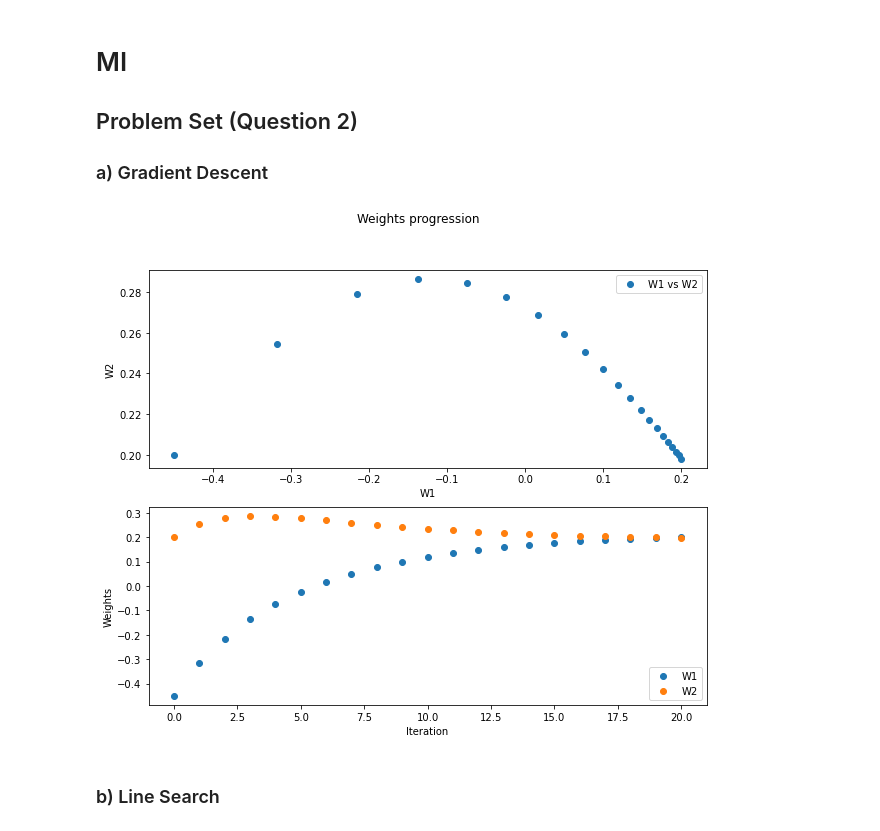
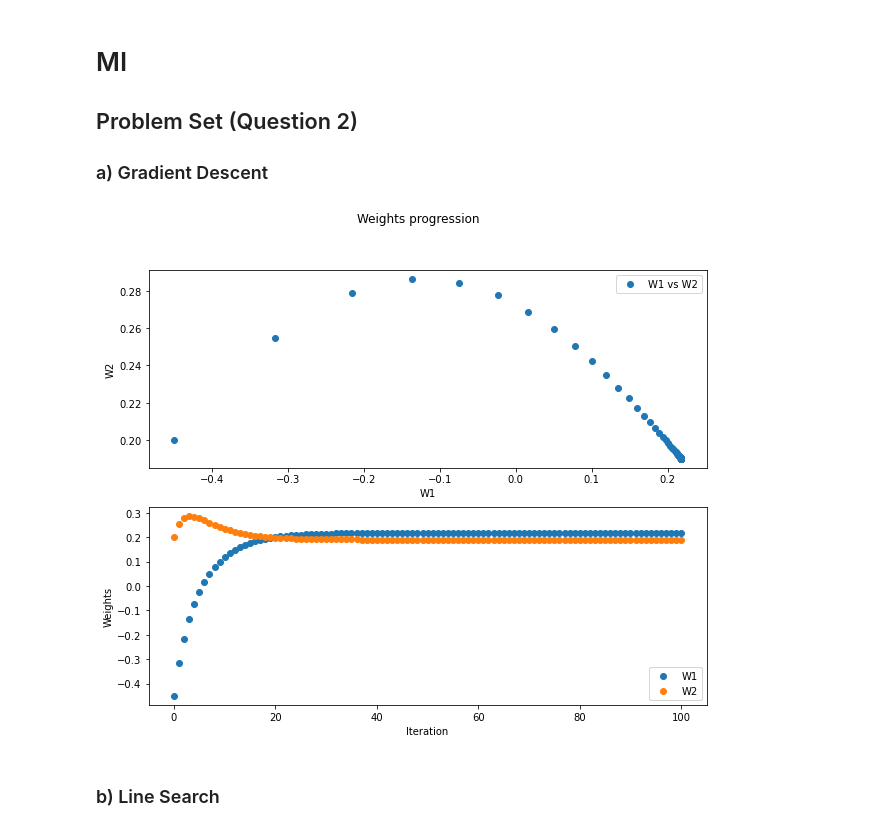
Before and after one commit to ahmedtarek-/MI_2022, a Jupyter notebook: Exercise_04/Exercise_04.ipynb, the cells around one changed output. Cells and saved outputs as stored; diff of their text form; code cells hidden in the pictures.

```diff
--- a/Exercise_04/Exercise_04.ipynb
+++ b/Exercise_04/Exercise_04.ipynb
@@ -7,18 +7,27 @@
 import numpy as np
 import matplotlib.pyplot as plt
 from matplotlib.pyplot import figure
-
 
 class Neuron:
     """
     Connectionist neuron that takes initial_weight and learns a good
     weight through different procedures.
     """
-    def __init__(self, initial_weight, dataset, learning_rate=0.2):
+    def __init__(self, initial_weight, dataset, learning_rate=0.2, max_iterations=100):
+        # 1. Initialize weights
         self.weight = initial_weight
+
+        # 2. Initialize x, y_true
         self.x = np.array([[1,1,1], [d[0] for d in dataset]])
         self.y_true = np.array([d[1] for d in dataset])
+
+        # 3. Initialize useful H value from dataset
+        self.H = 1/len(self.y_true) * np.dot(self.x, self.x.transpose()) # (shape 2x2)
+
+        # 4. Initialize learning_rate and max_iterations
         self.learning_rate = learning_rate
+        self.max_iterations = max_iterations
+
 
     def gradient(self):
         """
@@ -26,9 +35,8 @@ class Neuron:
 
         Return gradient (shape: 2x1)
         """
-        p = len(y_true)
-        h = 1/p * np.dot(self.x, self.x.transpose()) # (shape 2x2)
-        return np.dot(h, self.weight) - (1/p * np.dot(self.x, self.y_true))
+        p = len(self.y_true)
+        return np.dot(self.H, self.weight) - (1/p * np.dot(self.x, self.y_true))
 
     def gradient_descent(self, plot=False):
         """
@@ -38,7 +46,7 @@ class Neuron:
         Returns new_weight (shape: 2x1)
         """
         weights = [self.weight]
-        for i in range(20):
+        for i in range(self.max_iterations):
             new_weight = self.weight - (self.learning_rate * self.gradient())
             weights.append(new_weight)
             self.weight = new_weight
@@ -55,33 +63,33 @@ class Neuron:
 
         # Plot W1 vs W2
         x = [weight[0] for weight in weights]
         y = [weight[1] for weight in weights]
         axs[0].scatter(x, y, label = "W1 vs W2")
 
         # Plot iterations vs weights
         x = range(len(weights))
         y1 = [weight[0] for weight in weights]
         y2 = [weight[1] for weight in weights]
         axs[1].scatter(x, y1, label = "W1")
         axs[1].scatter(x, y2, label = "W2")
 
         # Cosmetic stuff
         axs[0].set_xlabel("W1")
         axs[0].set_ylabel("W2")
         axs[1].set_xlabel("Iteration")
         axs[1].set_ylabel("Weights")
         axs[0].legend()
         axs[1].legend()
         plt.show()
 
 
 # Initializing dataset and initial_weight
 dataset = [[-1, -0.1], [0.3 , 0.5], [2,0.5]]
 initial_weight = np.array([-0.45, 0.2])
 
 # Calculating gradient
 w = Neuron(initial_weight, dataset).gradient_descent(plot=True)
 # %% [output]
-[figure, old version]
+[figure, new version]
 # %% [markdown]
 ### b) Line Search
```
Also changed, not shown: parts of 3 cells of this notebook.
